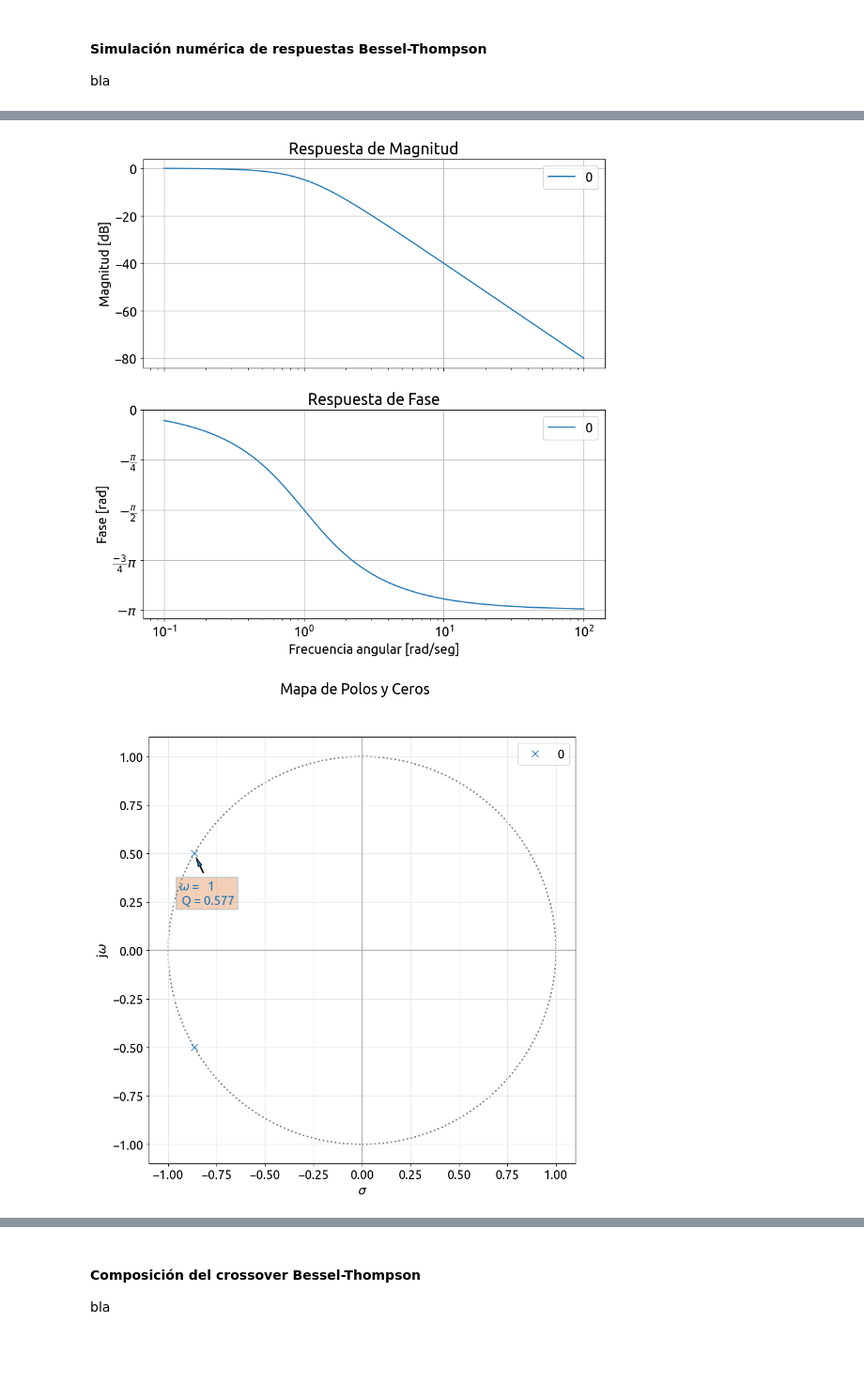
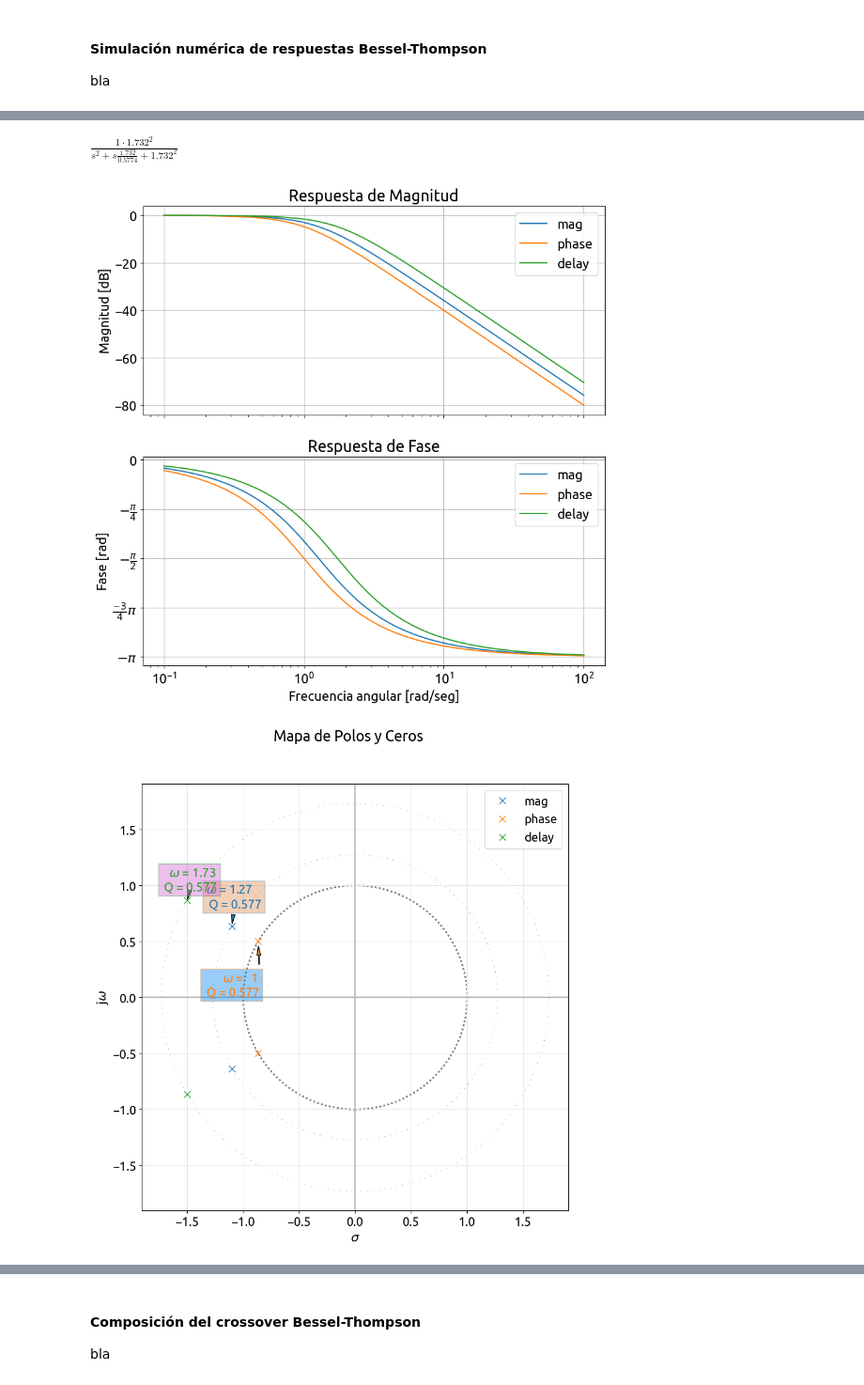
Before and after one commit to marianux/jupytest, a Jupyter notebook: Bessel bandpass xover.ipynb, the cells around one changed output, grey strips where cells are left out. Shown at 94% size. Saved outputs shown, nothing was run; the diff lists cells and outputs as text; code cells hidden in the pictures; blank space fills up the shorter version.

```diff
--- a/Bessel bandpass xover.ipynb
+++ b/Bessel bandpass xover.ipynb
@@ -179,24 +264,27 @@ import scipy.signal as sig
 import matplotlib.pyplot as plt
 
 nn = 2
-
 print_subtitle('Bessel pasabajo de orden {:d}'.format(nn))
 
-#omega_norm ='mag'
-omega_norm ='phase'
-#omega_norm ='delay'
+omega_norm = ['mag', 'phase', 'delay']
+all_lp = []
 
-z,p,k = sig.besselap(nn, norm=omega_norm)
+for this_norm in omega_norm:
 
-num_lp, den_lp = sig.zpk2tf( z,p,k)
-#num_lp, den_lp = sig.lp2lp(num_lp, den_lp, 0.64)
+    z,p,k = sig.besselap(nn, norm=this_norm)
 
-tf_lp = sig.TransferFunction(num_lp, den_lp)
+    num_lp, den_lp = sig.zpk2tf( z,p,k)
 
-sos_lp = tf2sos_analog(num_lp, den_lp)
+    tf_lp = sig.TransferFunction(num_lp, den_lp)
 
-pretty_print_SOS(sos_lp, mode='omegayq')
+    all_lp += [tf_lp]
 
-_,_,_,_, = analyze_sys(tf_lp)
+    print_subtitle('Normalización por {:s}'.format(this_norm))
+
+    sos_lp = tf2sos_analog(num_lp, den_lp)
+
+    pretty_print_SOS(sos_lp, mode='omegayq')
+
+_,_,_,_, = analyze_sys(all_lp, omega_norm)
 # %% [output]
 #### Bessel pasabajo de orden 2
@@ -204,2 +296,3 @@ $\displaystyle   \frac{  1^2}{s^2 + s \frac{  1}{0.5774} +   1^2}$
+$\displaystyle   \frac{  1 \cdot 1.732^2}{s^2 + s \frac{1.732}{0.5774} + 1.732^2}$
-[figure, old version]
+[figure, new version]
-[figure, old version]
+[figure, new version]
```
Also changed, not shown: parts of 10 cells of this notebook, 2 other files.
